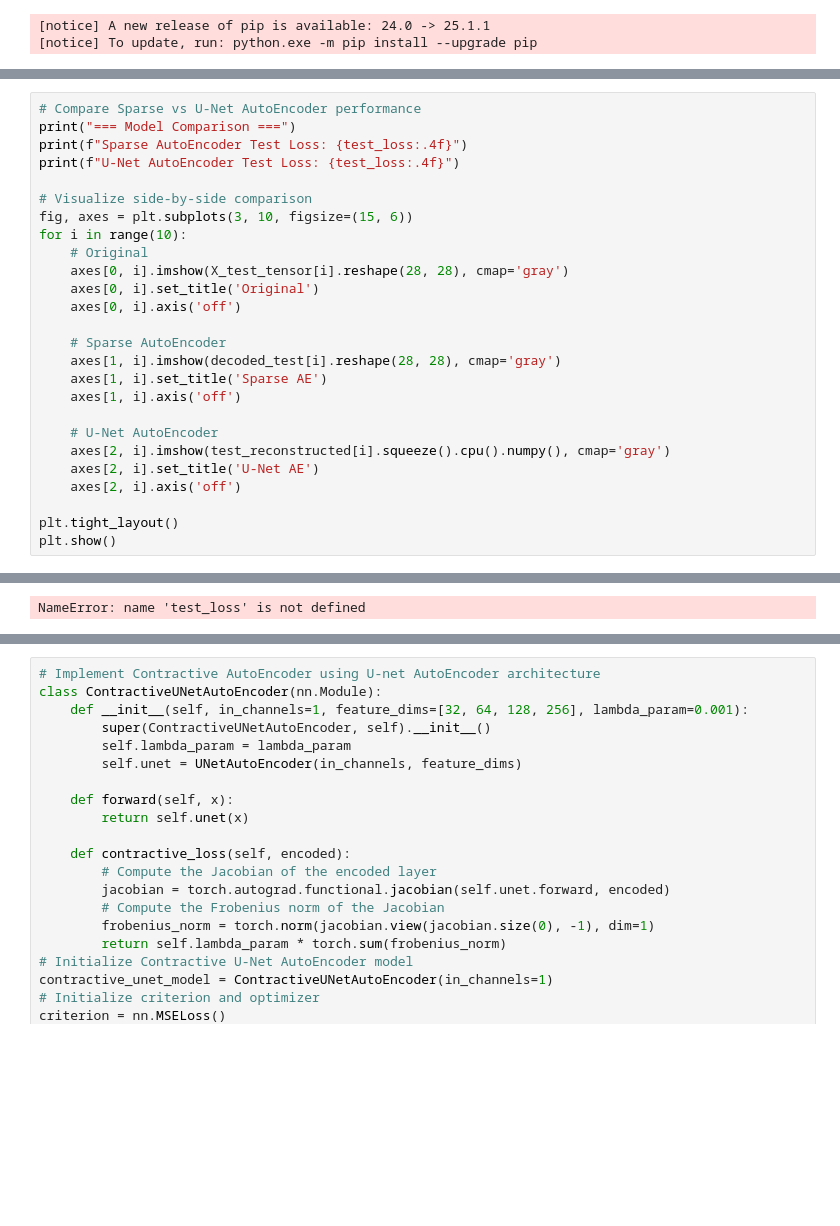
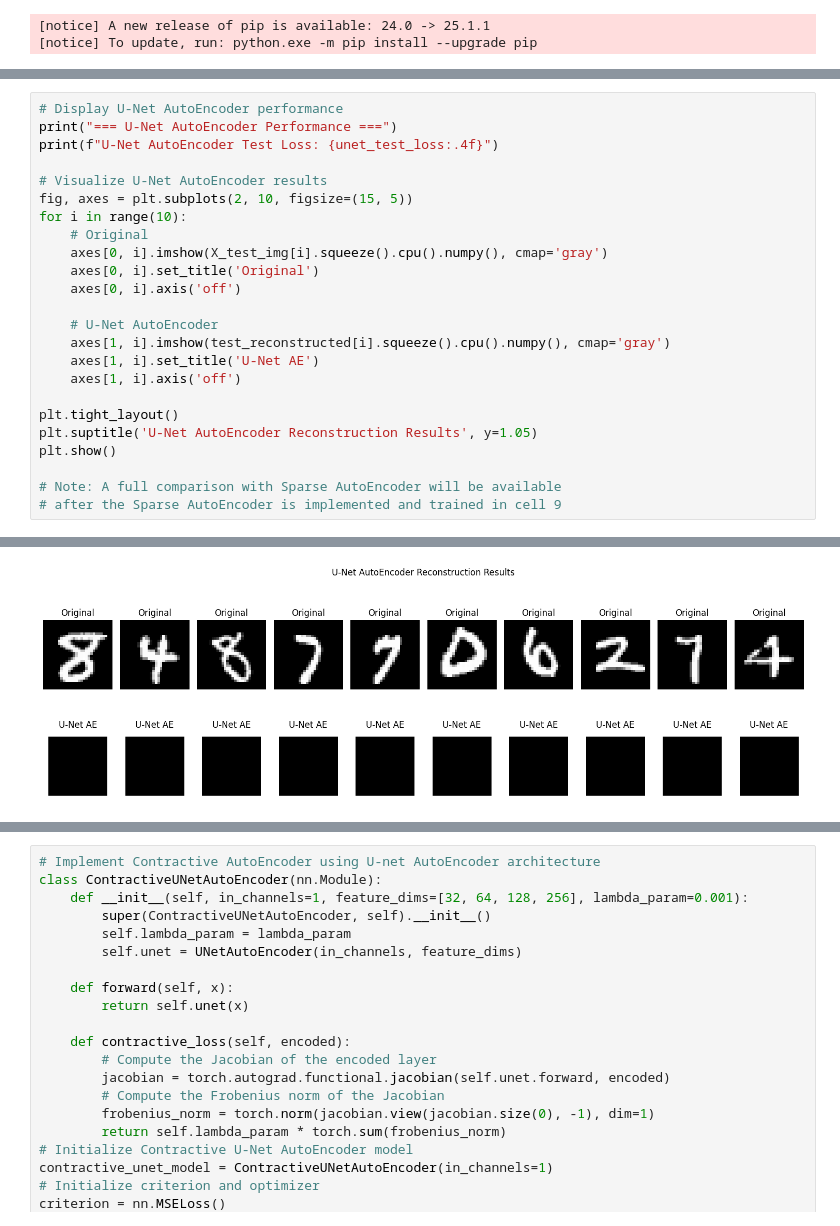
Before and after one commit to mrashutoshnigam/ai-ml-course, a Jupyter notebook: DeepLearning_GeeksForGeeks/Programming_Assignment/report.ipynb, the cells around one changed output, grey strips where cells are left out. Saved outputs shown, nothing was run; the diff lists cells and outputs as text; blank space fills up the shorter version.

Commit message:
Implement feature X to enhance user experience and improve performance

```diff
--- a/DeepLearning_GeeksForGeeks/Programming_Assignment/report.ipynb
+++ b/DeepLearning_GeeksForGeeks/Programming_Assignment/report.ipynb
@@ -375,27 +386,25 @@ print("U-Net AutoEncoder model saved successfully!")
 # %%
-# Compare Sparse vs U-Net AutoEncoder performance
-print("=== Model Comparison ===")
-print(f"Sparse AutoEncoder Test Loss: {test_loss:.4f}")
-print(f"U-Net AutoEncoder Test Loss: {test_loss:.4f}")
+# Display U-Net AutoEncoder performance
+print("=== U-Net AutoEncoder Performance ===")
+print(f"U-Net AutoEncoder Test Loss: {unet_test_loss:.4f}")
 
-# Visualize side-by-side comparison
-fig, axes = plt.subplots(3, 10, figsize=(15, 6))
+# Visualize U-Net AutoEncoder results
+fig, axes = plt.subplots(2, 10, figsize=(15, 5))
 for i in range(10):
     # Original
-    axes[0, i].imshow(X_test_tensor[i].reshape(28, 28), cmap='gray')
+    axes[0, i].imshow(X_test_img[i].squeeze().cpu().numpy(), cmap='gray')
     axes[0, i].set_title('Original')
     axes[0, i].axis('off')
 
-    # Sparse AutoEncoder
-    axes[1, i].imshow(decoded_test[i].reshape(28, 28), cmap='gray')
-    axes[1, i].set_title('Sparse AE')
+    # U-Net AutoEncoder
+    axes[1, i].imshow(test_reconstructed[i].squeeze().cpu().numpy(), cmap='gray')
+    axes[1, i].set_title('U-Net AE')
     axes[1, i].axis('off')
 
-    # U-Net AutoEncoder
-    axes[2, i].imshow(test_reconstructed[i].squeeze().cpu().numpy(), cmap='gray')
-    axes[2, i].set_title('U-Net AE')
-    axes[2, i].axis('off')
+plt.tight_layout()
+plt.suptitle('U-Net AutoEncoder Reconstruction Results', y=1.05)
+plt.show()
 
-plt.tight_layout()
-plt.show()
+# Note: A full comparison with Sparse AutoEncoder will be available
+# after the Sparse AutoEncoder is implemented and trained in cell 9
 # %% [output]
@@ -403 +413 @@ plt.show()
-NameError: name 'test_loss' is not defined
+[figure, added]
```
Also changed, not shown: parts of 6 cells of this notebook.
